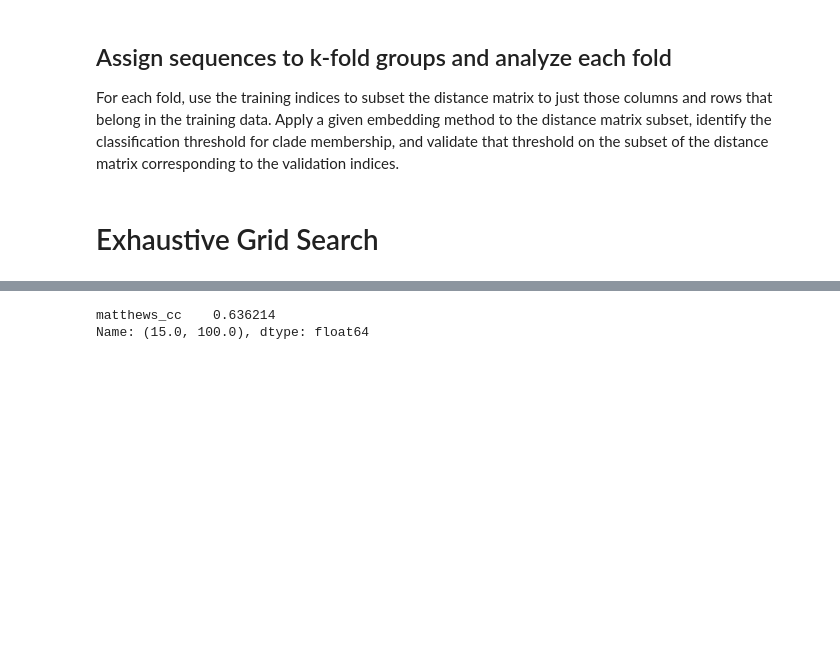
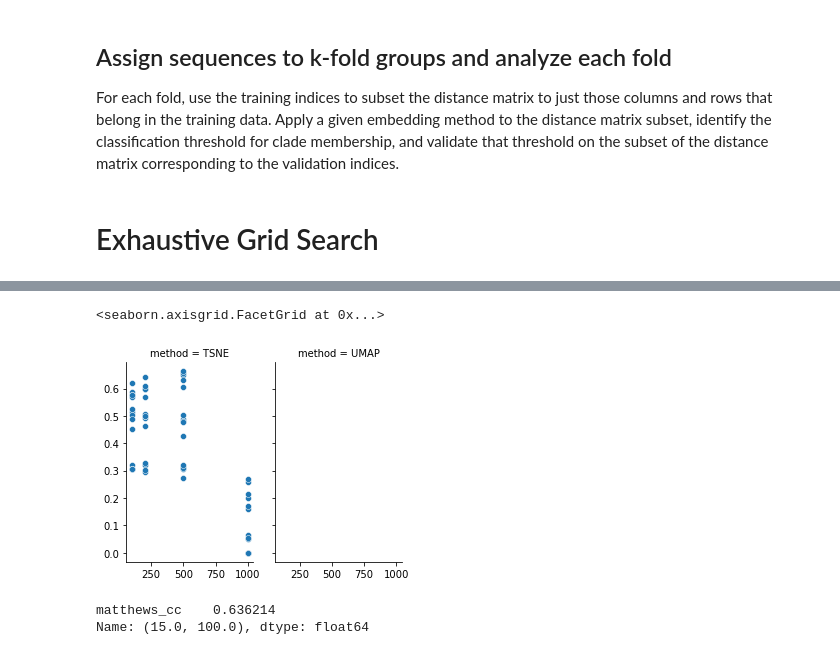
Before and after one commit to blab/cartography, a Jupyter notebook: notebooks/2020-07-28-cross-validation-outline.ipynb, the cells around one changed output, grey strips where cells are left out. Saved outputs shown, nothing was run; the diff lists cells and outputs as text; code cells hidden in the pictures; blank space fills up the shorter version.

```diff
--- a/notebooks/2020-07-28-cross-validation-outline.ipynb
+++ b/notebooks/2020-07-28-cross-validation-outline.ipynb
@@ -329,3 +377,10 @@ Import of 'CPUDispatcher' requested from: 'numba.targets.registry', please updat
+# %%
+g = sns.FacetGrid(df, col="method", height=3.5, aspect=.65)
+#g.map_dataframe(sns.scatterplot, x="", y="matthews_cc")
+g.map_dataframe(sns.scatterplot, x="learning_rate", y="matthews_cc")
+# %% [output]
+<seaborn.axisgrid.FacetGrid at 0x...>
+[figure, added]
 # %%
 df = pd.DataFrame(grid_search_results)
 # %%
```
Also changed, not shown: parts of 14 cells of this notebook, 39 other files.
